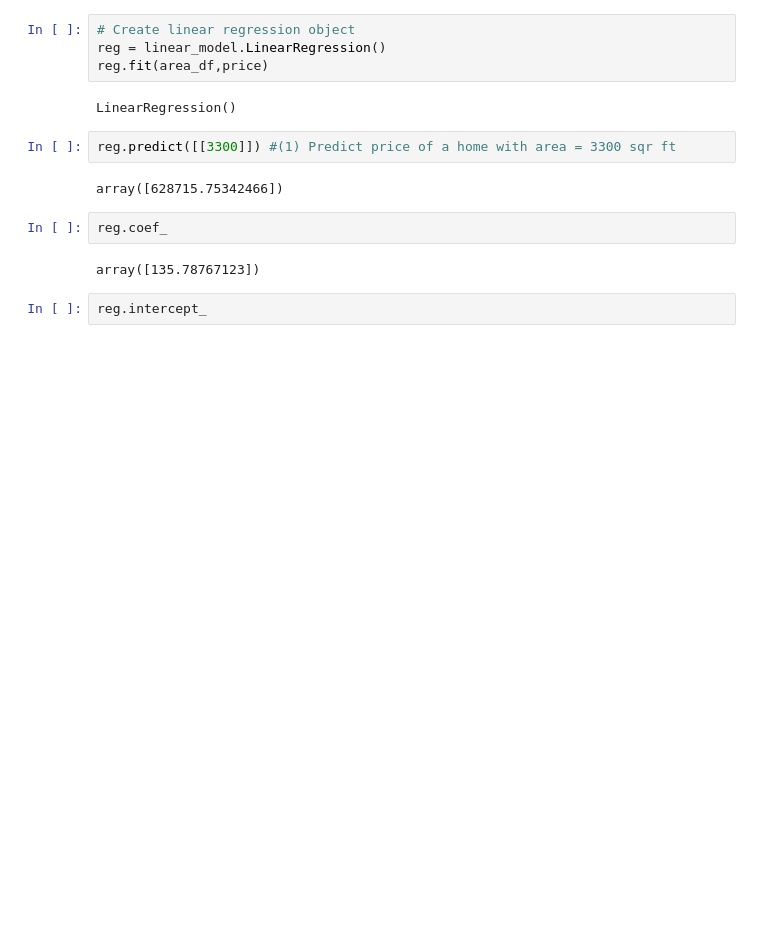
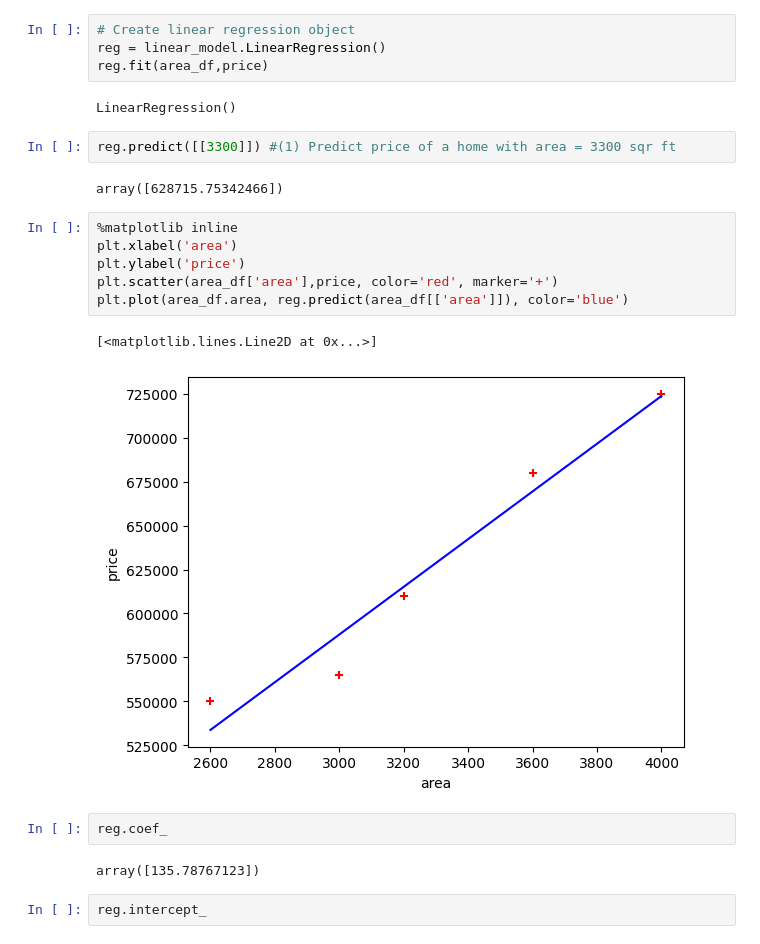
Before and after one commit to gaurvsingh095/machine_learning, a Jupyter notebook: linear_regression.ipynb, the cells around one changed output. Drawn from its saved outputs; the diff is of its cells as text; blank space fills up the shorter version.

```diff
--- a/linear_regression.ipynb
+++ b/linear_regression.ipynb
@@ -53,6 +53,15 @@ LinearRegression()
 reg.predict([[3300]]) #(1) Predict price of a home with area = 3300 sqr ft
 # %% [output]
 array([628715.75342466])
+# %%
+%matplotlib inline
+plt.xlabel('area')
+plt.ylabel('price')
+plt.scatter(area_df['area'],price, color='red', marker='+')
+plt.plot(area_df.area, reg.predict(area_df[['area']]), color='blue')
+# %% [output]
+[<matplotlib.lines.Line2D at 0x...>]
+[figure, added]
 # %%
 reg.coef_
 # %% [output]
```
